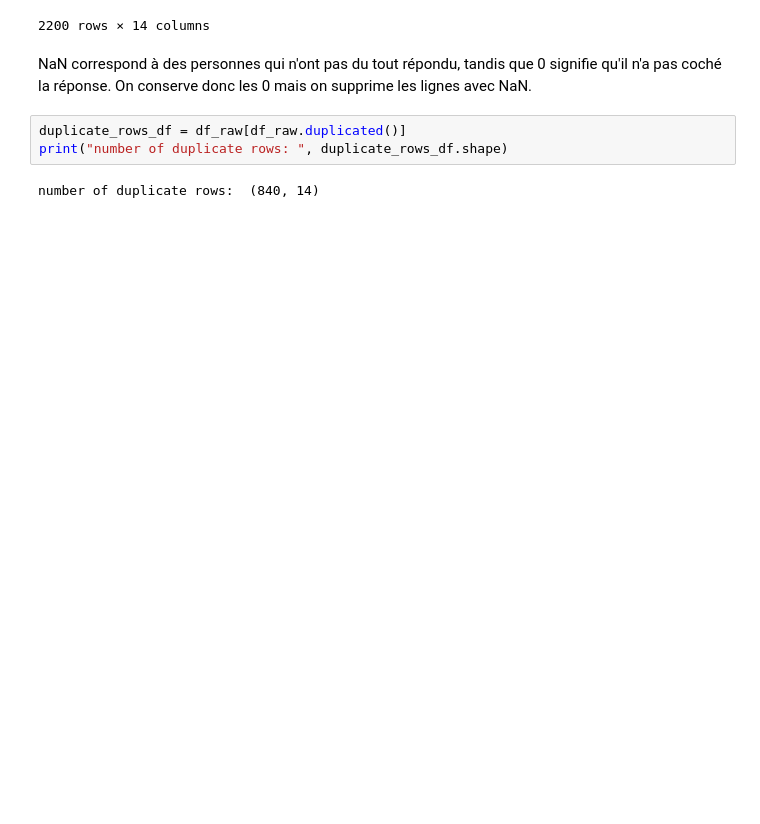
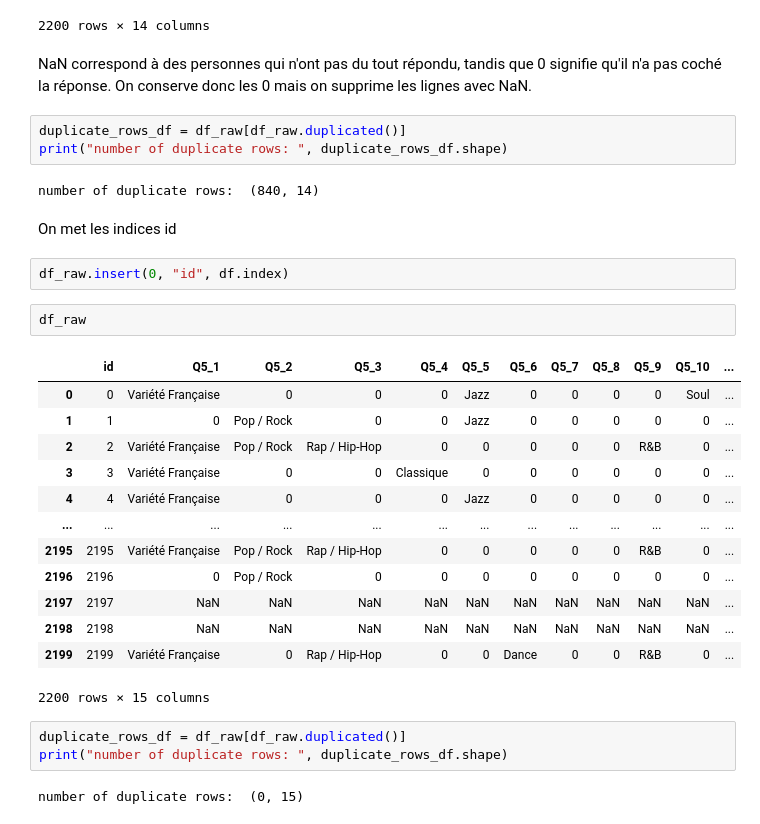
Before and after one commit to felipemarzin-oss/data-science-project, a Jupyter notebook: notebooks/EDA.ipynb, the cells around one changed output. Saved outputs shown, nothing was run; the diff lists cells and outputs as text; blank space fills up the shorter version.

```diff
--- a/notebooks/EDA.ipynb
+++ b/notebooks/EDA.ipynb
@@ -590,3 +590,28 @@ duplicate_rows_df = df_raw[df_raw.duplicated()]
 print("number of duplicate rows: ", duplicate_rows_df.shape)
 # %% [output]
 number of duplicate rows:  (840, 14)
+# %% [markdown]
+On met les indices id
+# %%
+df_raw.insert(0, "id", df.index)
+# %%
+df_raw
+# %% [output]
+|  | id | Q5_1 | Q5_2 | Q5_3 | Q5_4 | Q5_5 | Q5_6 | Q5_7 | Q5_8 | Q5_9 | Q5_10 | ... |
+| 0 | 0 | Variété Française | 0 | 0 | 0 | Jazz | 0 | 0 | 0 | 0 | Soul | ... |
+| 1 | 1 | 0 | Pop / Rock | 0 | 0 | Jazz | 0 | 0 | 0 | 0 | 0 | ... |
+| 2 | 2 | Variété Française | Pop / Rock | Rap / Hip-Hop | 0 | 0 | 0 | 0 | 0 | R&B | 0 | ... |
+| 3 | 3 | Variété Française | 0 | 0 | Classique | 0 | 0 | 0 | 0 | 0 | 0 | ... |
+| 4 | 4 | Variété Française | 0 | 0 | 0 | Jazz | 0 | 0 | 0 | 0 | 0 | ... |
+| ... | ... | ... | ... | ... | ... | ... | ... | ... | ... | ... | ... | ... |
+| 2195 | 2195 | Variété Française | Pop / Rock | Rap / Hip-Hop | 0 | 0 | 0 | 0 | 0 | R&B | 0 | ... |
+| 2196 | 2196 | 0 | Pop / Rock | 0 | 0 | 0 | 0 | 0 | 0 | 0 | 0 | ... |
+| 2197 | 2197 | NaN | NaN | NaN | NaN | NaN | NaN | NaN | NaN | NaN | NaN | ... |
+| 2198 | 2198 | NaN | NaN | NaN | NaN | NaN | NaN | NaN | NaN | NaN | NaN | ... |
+| 2199 | 2199 | Variété Française | 0 | Rap / Hip-Hop | 0 | 0 | Dance | 0 | 0 | R&B | 0 | ... |
+2200 rows × 15 columns
+# %%
+duplicate_rows_df = df_raw[df_raw.duplicated()]
+print("number of duplicate rows: ", duplicate_rows_df.shape)
+# %% [output]
+number of duplicate rows:  (0, 15)
```
